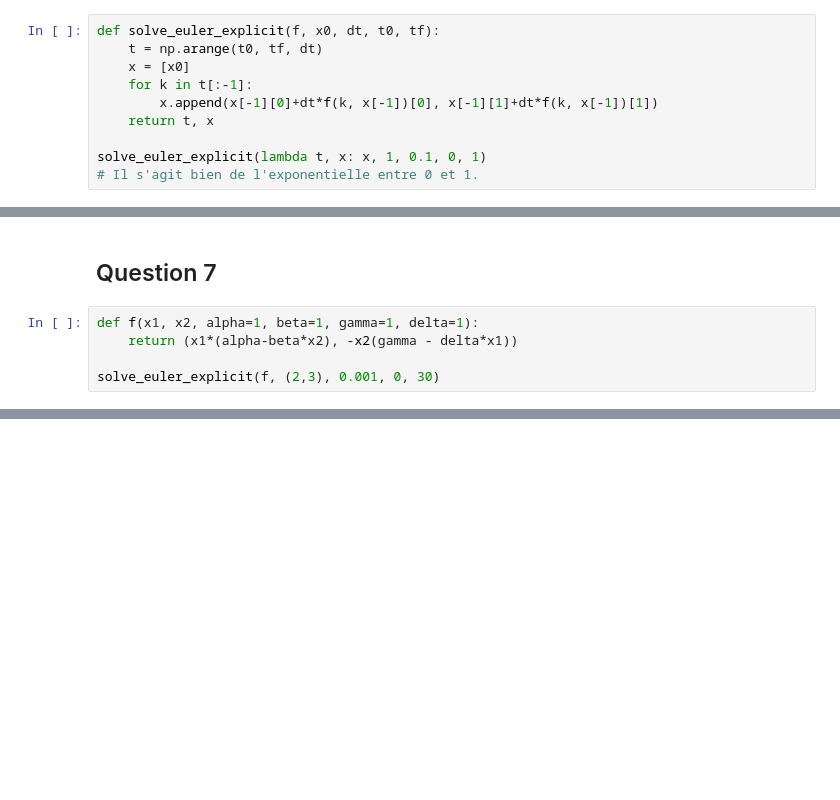
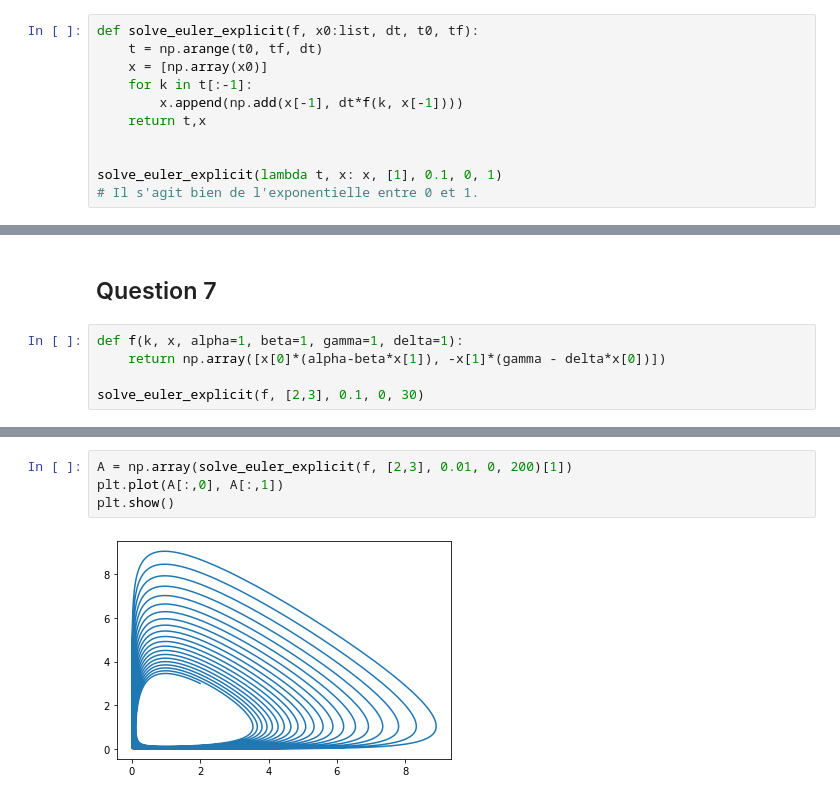
Before and after one commit to HugoDLM/Projet_num2, a Jupyter notebook: Rendu.ipynb, the cells around one changed output, grey strips where cells are left out. Cells and saved outputs as stored; diff of their text form; blank space fills up the shorter version.

```diff
--- a/Rendu.ipynb
+++ b/Rendu.ipynb
@@ -58,14 +79,15 @@ display_contour(f, x=np.linspace(0.01, 10, 100), y=np.linspace(0.01, 10, 100), l
 # %% [markdown]
 ## Question 6 ##
 # %%
-def solve_euler_explicit(f, x0, dt, t0, tf):
+def solve_euler_explicit(f, x0:list, dt, t0, tf):
     t = np.arange(t0, tf, dt)
-    x = [x0]
+    x = [np.array(x0)]
     for k in t[:-1]:
-        x.append(x[-1][0]+dt*f(k, x[-1])[0], x[-1][1]+dt*f(k, x[-1])[1])
-    return t, x
+        x.append(np.add(x[-1], dt*f(k, x[-1])))
+    return t,x
 
-solve_euler_explicit(lambda t, x: x, 1, 0.1, 0, 1)
+
+solve_euler_explicit(lambda t, x: x, [1], 0.1, 0, 1)
 # Il s'agit bien de l'exponentielle entre 0 et 1.
 # %% [output]
 (array([0. , 0.1, 0.2, 0.3, 0.4, 0.5, 0.6, 0.7, 0.8, 0.9]),
@@ -131,8 +139,8 @@ plt.show()
 # %% [markdown]
 ## Question 7 ##
 # %%
-def f(x1, x2, alpha=1, beta=1, gamma=1, delta=1):
-    return (x1*(alpha-beta*x2), -x2(gamma - delta*x1))
+def f(k, x, alpha=1, beta=1, gamma=1, delta=1):
+    return np.array([x[0]*(alpha-beta*x[1]), -x[1]*(gamma - delta*x[0])])
 
-solve_euler_explicit(f, (2,3), 0.001, 0, 30)
+solve_euler_explicit(f, [2,3], 0.1, 0, 30)
 # %% [output]
@@ -139,0 +164,6 @@ TypeError: unsupported operand type(s) for -: 'int' and 'tuple'
+# %%
+A = np.array(solve_euler_explicit(f, [2,3], 0.01, 0, 200)[1])
+plt.plot(A[:,0], A[:,1])
+plt.show()
+# %% [output]
+[figure, added]
```
Also changed, not shown: parts of 7 cells of this notebook.
